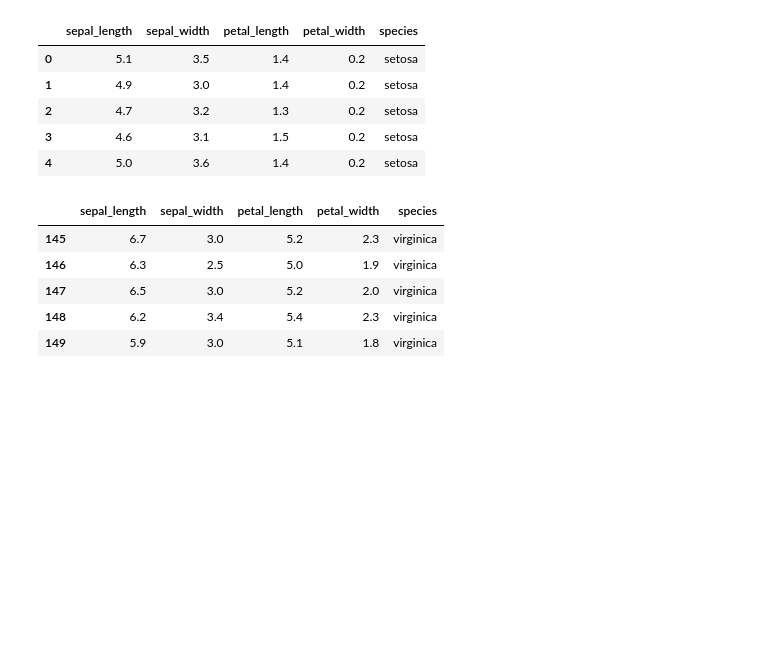
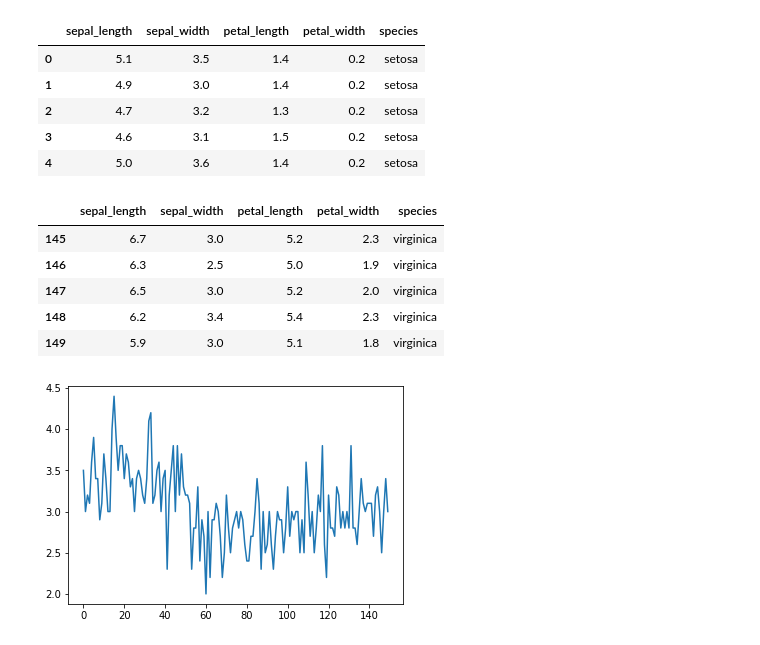
Before and after one commit to GIRISH2409/Day2_ML, a Jupyter notebook: Day2.ipynb, the cells around one changed output. Saved outputs shown, nothing was run; the diff lists cells and outputs as text; code cells hidden in the pictures; blank space fills up the shorter version.

```diff
--- a/Day2.ipynb
+++ b/Day2.ipynb
@@ -48,4 +48,10 @@ data.tail()
 # %%
 #Matplot
 
 #Line Graph
+
+plt.plot(data['sepal_width'])
+
+plt.show()
+# %% [output]
+[figure, added]
```
Also changed, not shown: parts of 11 cells of this notebook.
